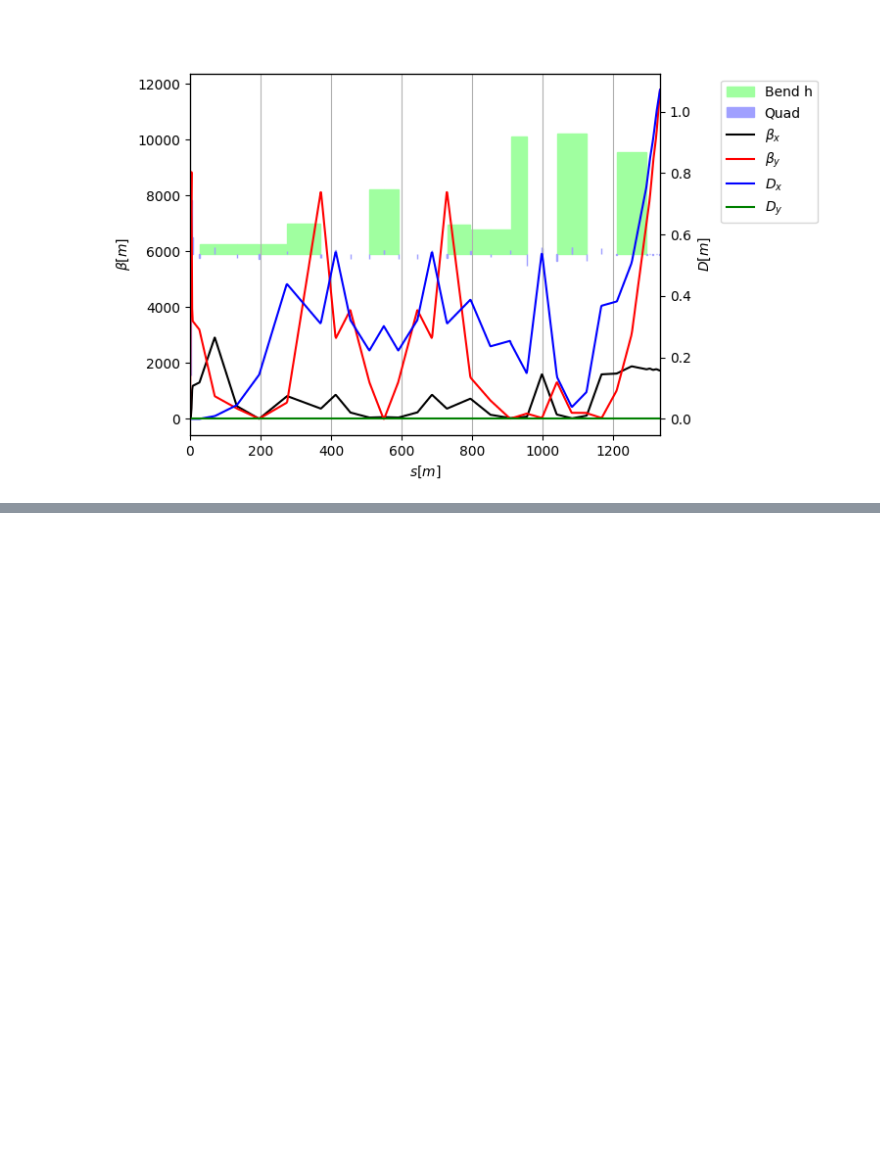
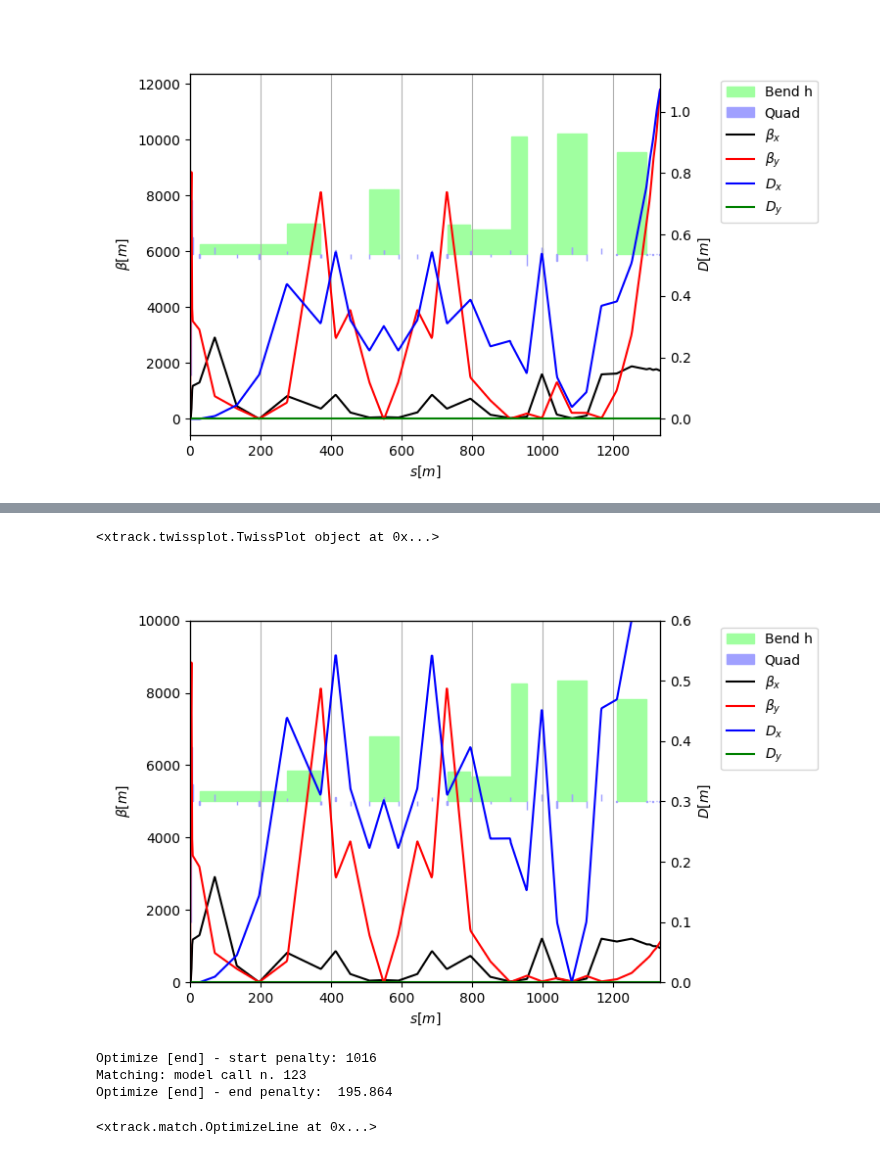
Before and after one commit to giadarol/fcc_92, a Jupyter notebook: 003_tutorial/notebook_03_match_ff_ccs_x_left.ipynb, the cells around one changed output, grey strips where cells are left out. Saved outputs shown, nothing was run; the diff lists cells and outputs as text; code cells hidden in the pictures; blank space fills up the shorter version.

```diff
--- a/003_tutorial/notebook_03_match_ff_ccs_x_left.ipynb
+++ b/003_tutorial/notebook_03_match_ff_ccs_x_left.ipynb
@@ -89,6 +89,7 @@ Optimize [sfx1l_d] - end penalty:  0.49943
 <xtrack.match.OptimizeLine at 0x...>
 # %%
 opt_sfx1l_cd = opt_sfx1l.clone(
+    name='sfx1l_cd',
     add_vary=opt_ipimag3.vary)
 opt = opt_sfx1l_cd
 # %%
@@ -177,5 +204,6 @@ Optimize [imag4] - end penalty:  2.59731
 # %%
 opt.targets['ipimag4_dx'].weight = 10000
-opt.targets['ipimag4_dpx'].weight = 10000
+opt.targets['ipimag4_dpx'].weight = 1e6
+opt.targets['sfx1l::1_mux'].weight = 10000
 opt.step(20)
 # %% [output]
@@ -203,2 +213,0 @@ Optimize [imag4] - end penalty:  4.04853
-# %%
-opt.run_simplex(100)
@@ -246,0 +230,2 @@ id state tag           tol_met       residue   current_val target_val         de
+# %%
+opt.run_simplex(1000)
@@ -246,0 +249,6 @@ id state tag           tol_met       residue   current_val target_val         de
+# %%
+pp=opt.plot()
+pp.ylim(left_lo=0, left_hi=10000, right_lo=0, right_hi=.6)
+# %% [output]
+<xtrack.twissplot.TwissPlot object at 0x...>
+[figure, added]
@@ -246,0 +277,7 @@ id state tag           tol_met       residue   current_val target_val         de
+# %%
+opt.step(10)
+# %% [output]
+Optimize [end] - start penalty: 1016
+Matching: model call n. 123
+Optimize [end] - end penalty:  195.864
+<xtrack.match.OptimizeLine at 0x...>
```
Also changed, not shown: parts of 25 cells of this notebook.
